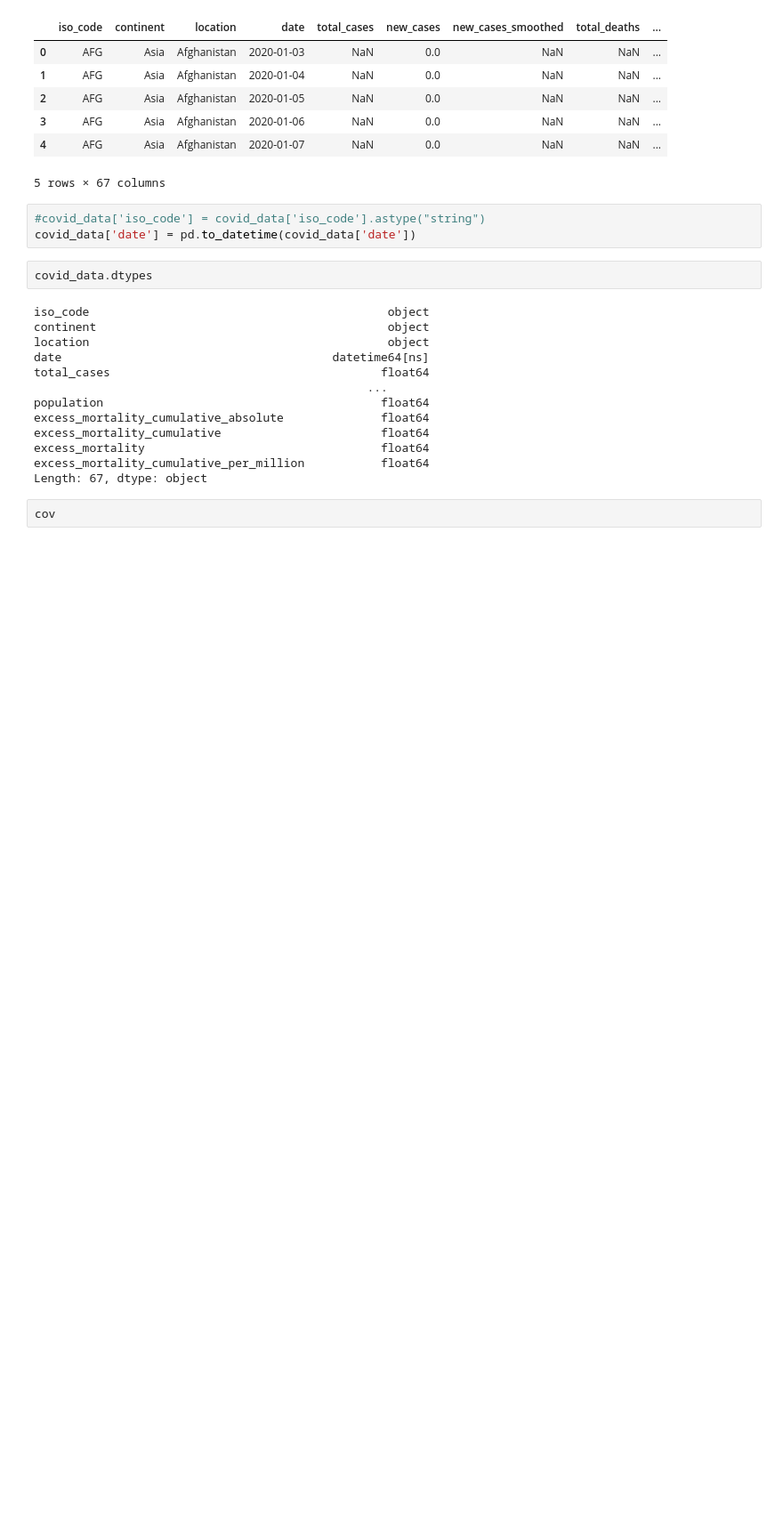
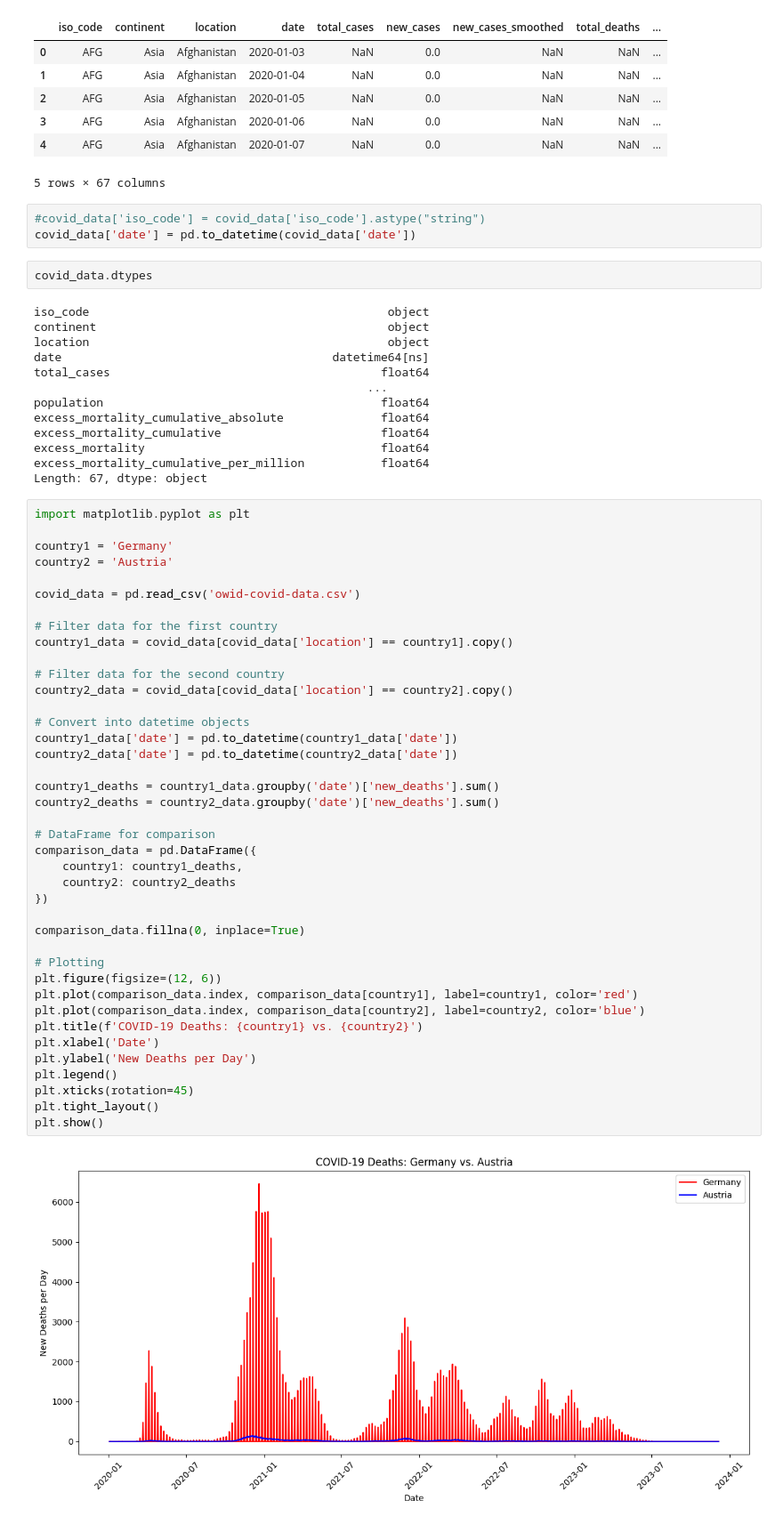
Before and after one commit to TGaub/TP3_1_Data_analysis_Influence_of_COVID, a Jupyter notebook: TP3_1_Data_analysis_Influence_of_COVID.ipynb, the cells around one changed output. Shown: that part at 89% size. Saved outputs shown, nothing was run; the diff lists cells and outputs as text; blank space fills up the shorter version.

Commit message:
Plot for Death Comparison 2 Countries

```diff
--- a/TP3_1_Data_analysis_Influence_of_COVID.ipynb
+++ b/TP3_1_Data_analysis_Influence_of_COVID.ipynb
@@ -32,4 +32,44 @@ excess_mortality                                  float64
 excess_mortality_cumulative_per_million           float64
 Length: 67, dtype: object
 # %%
-cov
+import matplotlib.pyplot as plt
+
+country1 = 'Germany'
+country2 = 'Austria'
+
+covid_data = pd.read_csv('owid-covid-data.csv')
+
+# Filter data for the first country
+country1_data = covid_data[covid_data['location'] == country1].copy()
+
+# Filter data for the second country
+country2_data = covid_data[covid_data['location'] == country2].copy()
+
+# Convert into datetime objects
+country1_data['date'] = pd.to_datetime(country1_data['date'])
+country2_data['date'] = pd.to_datetime(country2_data['date'])
+
+country1_deaths = country1_data.groupby('date')['new_deaths'].sum()
+country2_deaths = country2_data.groupby('date')['new_deaths'].sum()
+
+# DataFrame for comparison
+comparison_data = pd.DataFrame({
+    country1: country1_deaths,
+    country2: country2_deaths
+})
+
+comparison_data.fillna(0, inplace=True)
+
+# Plotting
+plt.figure(figsize=(12, 6))
+plt.plot(comparison_data.index, comparison_data[country1], label=country1, color='red')
+plt.plot(comparison_data.index, comparison_data[country2], label=country2, color='blue')
+plt.title(f'COVID-19 Deaths: {country1} vs. {country2}')
+plt.xlabel('Date')
+plt.ylabel('New Deaths per Day')
+plt.legend()
+plt.xticks(rotation=45)
+plt.tight_layout()
+plt.show()
+# %% [output]
+[figure, added]
```
